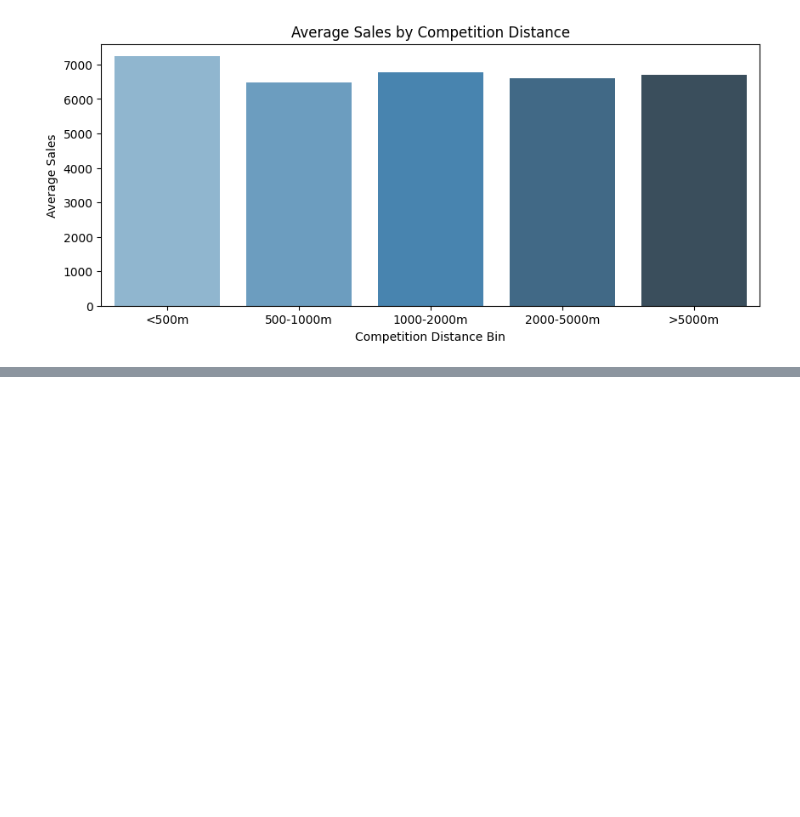
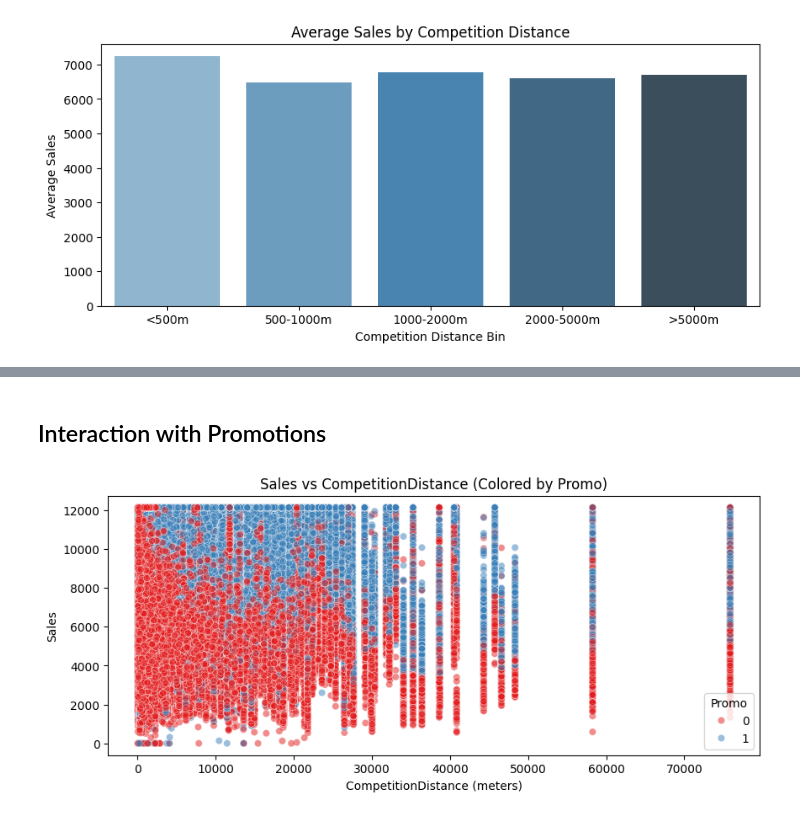
Before and after one commit to ab3lT/10-Academy-Week-4, a Jupyter notebook: notebook/eda.ipynb, the cells around one changed output, grey strips where cells are left out. Cells and saved outputs as stored; diff of their text form; code cells hidden in the pictures; blank space fills up the shorter version.

Commit message:
Interaction with Promotions

```diff
--- a/notebook/eda.ipynb
+++ b/notebook/eda.ipynb
@@ -546,0 +580,14 @@ See the caveats in the documentation: https://pandas.pydata.org/pandas-docs/stab
+# %% [markdown]
+## Interaction with Promotions
+# %%
+logger.info('How Competition distance interacting with promotion')
+# Plot the effect of CompetitionDistance on Sales, colored by Promo
+plt.figure(figsize=(10,4))
+sns.scatterplot(x='CompetitionDistance', y='Sales', hue='Promo', data=df, alpha=0.5, palette='Set1')
+plt.title('Sales vs CompetitionDistance (Colored by Promo)')
+plt.xlabel('CompetitionDistance (meters)')
+plt.ylabel('Sales')
+plt.legend(title='Promo')
+plt.show()
+# %% [output]
+[figure, added]
```
Also changed, not shown: parts of 3 cells of this notebook.
